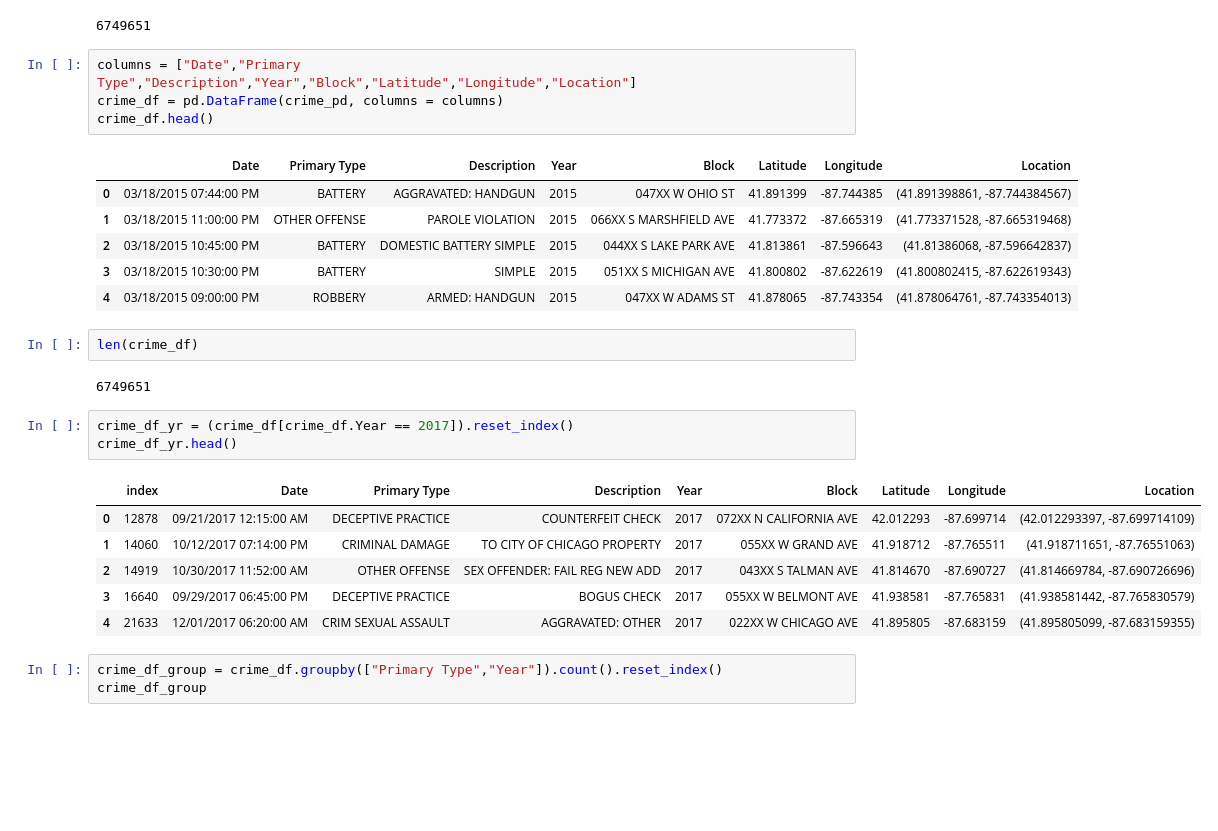
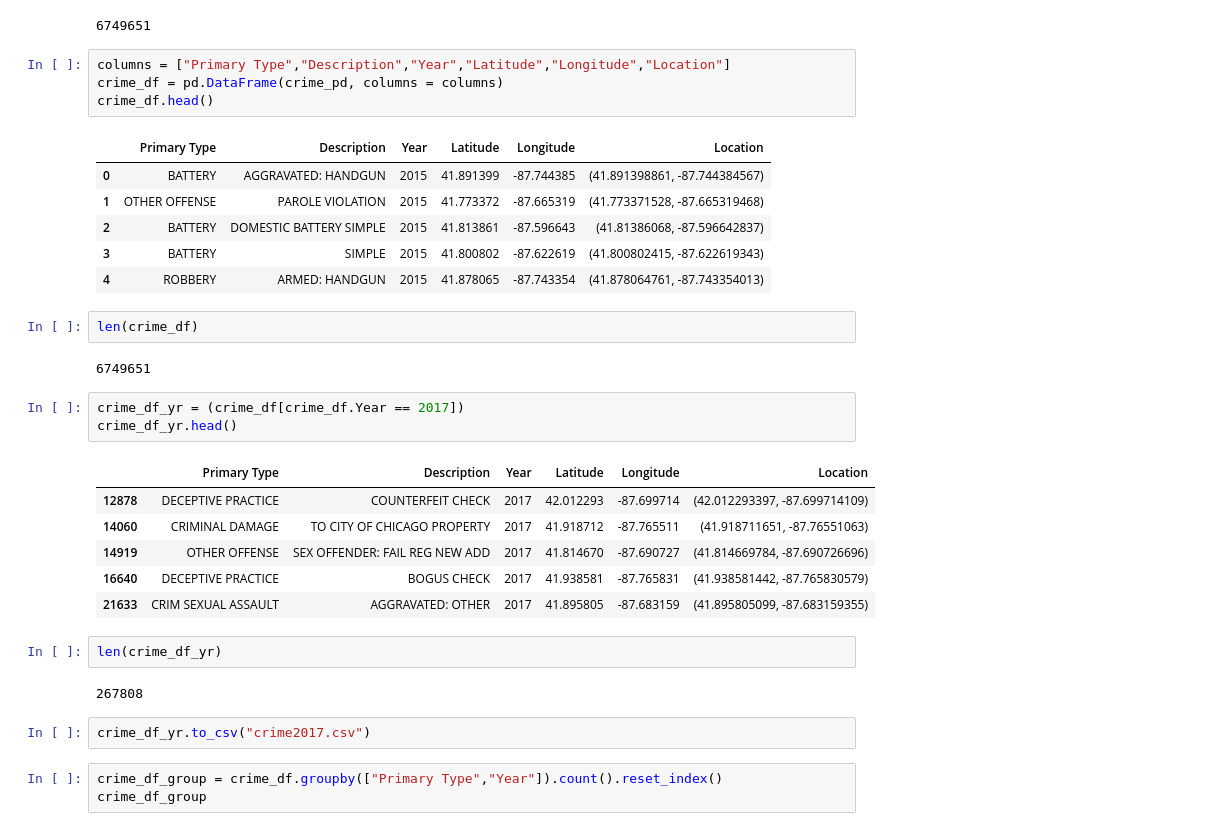
Before and after one commit to UCB-INFO-PYTHON/W200Fall18_GroupProject_Jon-Thanh-Eddie, a Jupyter notebook: crime_data.ipynb, the cells around one changed output. Saved outputs shown, nothing was run; the diff lists cells and outputs as text; blank space fills up the shorter version.

Commit message:
update crime jupyter file

```diff
--- a/crime_data.ipynb
+++ b/crime_data.ipynb
@@ -25,30 +25,36 @@ len(crime_pd)
 # %% [output]
 6749651
 # %%
-columns = ["Date","Primary Type","Description","Year","Block","Latitude","Longitude","Location"]
+columns = ["Primary Type","Description","Year","Latitude","Longitude","Location"]
 crime_df = pd.DataFrame(crime_pd, columns = columns)
 crime_df.head()
 # %% [output]
-|  | Date | Primary Type | Description | Year | Block | Latitude | Longitude | Location |
-| 0 | 03/18/2015 07:44:00 PM | BATTERY | AGGRAVATED: HANDGUN | 2015 | 047XX W OHIO ST | 41.891399 | -87.744385 | (41.891398861, -87.744384567) |
-| 1 | 03/18/2015 11:00:00 PM | OTHER OFFENSE | PAROLE VIOLATION | 2015 | 066XX S MARSHFIELD AVE | 41.773372 | -87.665319 | (41.773371528, -87.665319468) |
-| 2 | 03/18/2015 10:45:00 PM | BATTERY | DOMESTIC BATTERY SIMPLE | 2015 | 044XX S LAKE PARK AVE | 41.813861 | -87.596643 | (41.81386068, -87.596642837) |
-| 3 | 03/18/2015 10:30:00 PM | BATTERY | SIMPLE | 2015 | 051XX S MICHIGAN AVE | 41.800802 | -87.622619 | (41.800802415, -87.622619343) |
-| 4 | 03/18/2015 09:00:00 PM | ROBBERY | ARMED: HANDGUN | 2015 | 047XX W ADAMS ST | 41.878065 | -87.743354 | (41.878064761, -87.743354013) |
+|  | Primary Type | Description | Year | Latitude | Longitude | Location |
+| 0 | BATTERY | AGGRAVATED: HANDGUN | 2015 | 41.891399 | -87.744385 | (41.891398861, -87.744384567) |
+| 1 | OTHER OFFENSE | PAROLE VIOLATION | 2015 | 41.773372 | -87.665319 | (41.773371528, -87.665319468) |
+| 2 | BATTERY | DOMESTIC BATTERY SIMPLE | 2015 | 41.813861 | -87.596643 | (41.81386068, -87.596642837) |
+| 3 | BATTERY | SIMPLE | 2015 | 41.800802 | -87.622619 | (41.800802415, -87.622619343) |
+| 4 | ROBBERY | ARMED: HANDGUN | 2015 | 41.878065 | -87.743354 | (41.878064761, -87.743354013) |
 # %%
 len(crime_df)
 # %% [output]
 6749651
 # %%
-crime_df_yr = (crime_df[crime_df.Year == 2017]).reset_index()
+crime_df_yr = (crime_df[crime_df.Year == 2017])
 crime_df_yr.head()
 # %% [output]
-|  | index | Date | Primary Type | Description | Year | Block | Latitude | Longitude | Location |
-| 0 | 12878 | 09/21/2017 12:15:00 AM | DECEPTIVE PRACTICE | COUNTERFEIT CHECK | 2017 | 072XX N CALIFORNIA AVE | 42.012293 | -87.699714 | (42.012293397, -87.699714109) |
-| 1 | 14060 | 10/12/2017 07:14:00 PM | CRIMINAL DAMAGE | TO CITY OF CHICAGO PROPERTY | 2017 | 055XX W GRAND AVE | 41.918712 | -87.765511 | (41.918711651, -87.76551063) |
-| 2 | 14919 | 10/30/2017 11:52:00 AM | OTHER OFFENSE | SEX OFFENDER: FAIL REG NEW ADD | 2017 | 043XX S TALMAN AVE | 41.814670 | -87.690727 | (41.814669784, -87.690726696) |
-| 3 | 16640 | 09/29/2017 06:45:00 PM | DECEPTIVE PRACTICE | BOGUS CHECK | 2017 | 055XX W BELMONT AVE | 41.938581 | -87.765831 | (41.938581442, -87.765830579) |
-| 4 | 21633 | 12/01/2017 06:20:00 AM | CRIM SEXUAL ASSAULT | AGGRAVATED: OTHER | 2017 | 022XX W CHICAGO AVE | 41.895805 | -87.683159 | (41.895805099, -87.683159355) |
+|  | Primary Type | Description | Year | Latitude | Longitude | Location |
+| 12878 | DECEPTIVE PRACTICE | COUNTERFEIT CHECK | 2017 | 42.012293 | -87.699714 | (42.012293397, -87.699714109) |
+| 14060 | CRIMINAL DAMAGE | TO CITY OF CHICAGO PROPERTY | 2017 | 41.918712 | -87.765511 | (41.918711651, -87.76551063) |
+| 14919 | OTHER OFFENSE | SEX OFFENDER: FAIL REG NEW ADD | 2017 | 41.814670 | -87.690727 | (41.814669784, -87.690726696) |
+| 16640 | DECEPTIVE PRACTICE | BOGUS CHECK | 2017 | 41.938581 | -87.765831 | (41.938581442, -87.765830579) |
+| 21633 | CRIM SEXUAL ASSAULT | AGGRAVATED: OTHER | 2017 | 41.895805 | -87.683159 | (41.895805099, -87.683159355) |
+# %%
+len(crime_df_yr)
+# %% [output]
+267808
+# %%
+crime_df_yr.to_csv("crime2017.csv")
 # %%
 crime_df_group = crime_df.groupby(["Primary Type","Year"]).count().reset_index()
 crime_df_group
```
Also changed, not shown: parts of 4 cells of this notebook.
